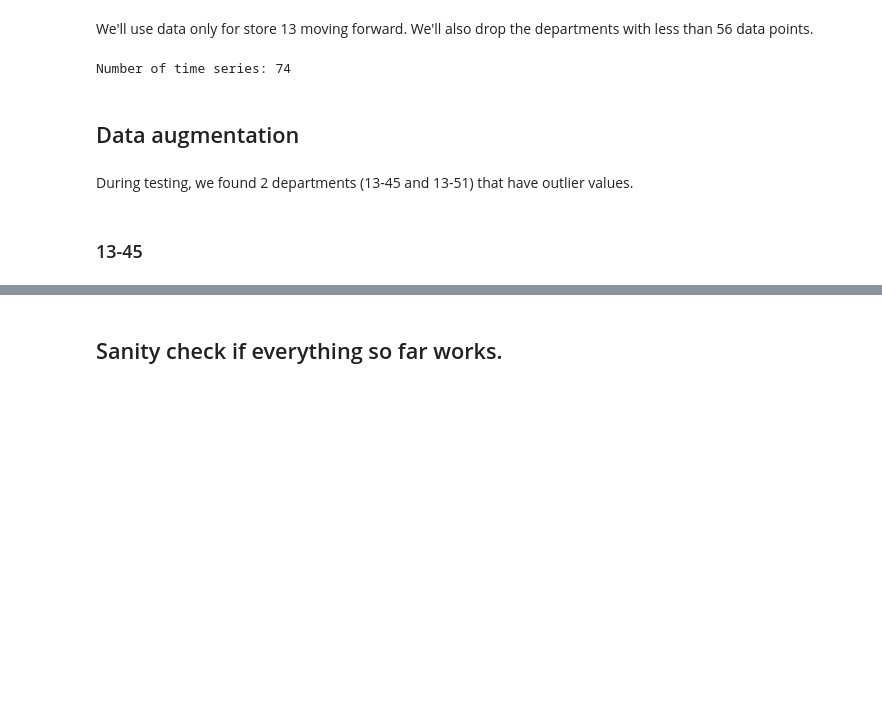
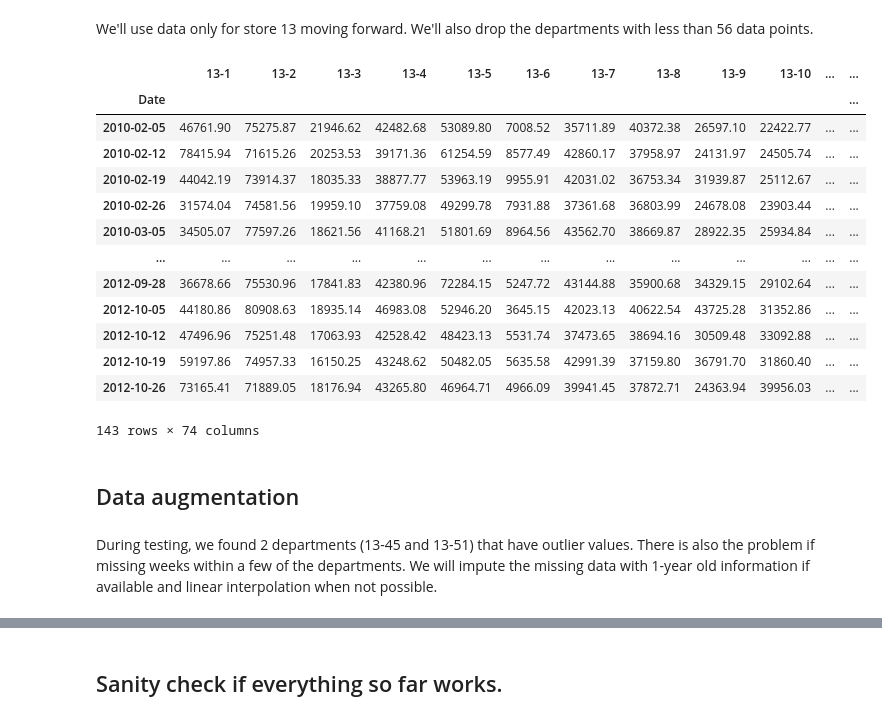
Before and after one commit to berbomeister/ws1-project, a Jupyter notebook: init.ipynb, the cells around one changed output, grey strips where cells are left out. Saved outputs shown, nothing was run; the diff lists cells and outputs as text; code cells hidden in the pictures; blank space fills up the shorter version.

```diff
--- a/init.ipynb
+++ b/init.ipynb
@@ -147,20 +138,30 @@ We'll use data only for store 13 moving forward. We'll also drop the departments
 departments_to_use = counts_df[(counts_df['Count'] >= 56) & (counts_df['Store'] == 13)]['Dept'].unique()
 # %%
 sales_data_filtered = sales_data[(sales_data['Store'] == 13) & (sales_data['Dept'].isin(departments_to_use))].sort_values(by=['Store', 'Dept', 'Date'])
-
-sales_series = {}
-groups =sales_data_filtered.groupby(['Store', 'Dept'])
-
-for name, group in groups:
-    sales_series[str(name[0]) + "-" + str(name[1])] = group[['Weekly_Sales','Date']].rename(columns={'Weekly_Sales': 'sales'}).set_index('Date')
-
-
-print(f"Number of time series: {len(sales_series)}")
+sales_series_df = pd.concat(
+    {
+        f'13-{dept}': sales_data_filtered[sales_data_filtered['Dept'] == dept][['Weekly_Sales','Date']].rename(columns={'Weekly_Sales': 'sales'}).set_index('Date')['sales']
+        for dept in departments_to_use
+    },
+    axis=1
+)
+sales_series_df
 # %% [output]
+|  | 13-1 | 13-2 | 13-3 | 13-4 | 13-5 | 13-6 | 13-7 | 13-8 | 13-9 | 13-10 | ... | ... |
+| Date |  |  |  |  |  |  |  |  |  |  |  | ... |
+| 2010-02-05 | 46761.90 | 75275.87 | 21946.62 | 42482.68 | 53089.80 | 7008.52 | 35711.89 | 40372.38 | 26597.10 | 22422.77 | ... | ... |
+| 2010-02-12 | 78415.94 | 71615.26 | 20253.53 | 39171.36 | 61254.59 | 8577.49 | 42860.17 | 37958.97 | 24131.97 | 24505.74 | ... | ... |
+| 2010-02-19 | 44042.19 | 73914.37 | 18035.33 | 38877.77 | 53963.19 | 9955.91 | 42031.02 | 36753.34 | 31939.87 | 25112.67 | ... | ... |
+| 2010-02-26 | 31574.04 | 74581.56 | 19959.10 | 37759.08 | 49299.78 | 7931.88 | 37361.68 | 36803.99 | 24678.08 | 23903.44 | ... | ... |
+| 2010-03-05 | 34505.07 | 77597.26 | 18621.56 | 41168.21 | 51801.69 | 8964.56 | 43562.70 | 38669.87 | 28922.35 | 25934.84 | ... | ... |
+| ... | ... | ... | ... | ... | ... | ... | ... | ... | ... | ... | ... | ... |
+| 2012-09-28 | 36678.66 | 75530.96 | 17841.83 | 42380.96 | 72284.15 | 5247.72 | 43144.88 | 35900.68 | 34329.15 | 29102.64 | ... | ... |
+| 2012-10-05 | 44180.86 | 80908.63 | 18935.14 | 46983.08 | 52946.20 | 3645.15 | 42023.13 | 40622.54 | 43725.28 | 31352.86 | ... | ... |
+| 2012-10-12 | 47496.96 | 75251.48 | 17063.93 | 42528.42 | 48423.13 | 5531.74 | 37473.65 | 38694.16 | 30509.48 | 33092.88 | ... | ... |
+| 2012-10-19 | 59197.86 | 74957.33 | 16150.25 | 43248.62 | 50482.05 | 5635.58 | 42991.39 | 37159.80 | 36791.70 | 31860.40 | ... | ... |
+| 2012-10-26 | 73165.41 | 71889.05 | 18176.94 | 43265.80 | 46964.71 | 4966.09 | 39941.45 | 37872.71 | 24363.94 | 39956.03 | ... | ... |
-Number of time series: 74
+143 rows × 74 columns
 # %% [markdown]
 ## Data augmentation
 # %% [markdown]
-During testing, we found 2 departments (13-45 and 13-51) that have outlier values.
+During testing, we found 2 departments (13-45 and 13-51) that have outlier values. There is also the problem if missing weeks within a few of the departments. We will impute the missing data with 1-year old information if available and linear interpolation when not possible.
-# %% [markdown]
-### 13-45
```
Also changed, not shown: parts of 43 cells of this notebook, 1 other file.
